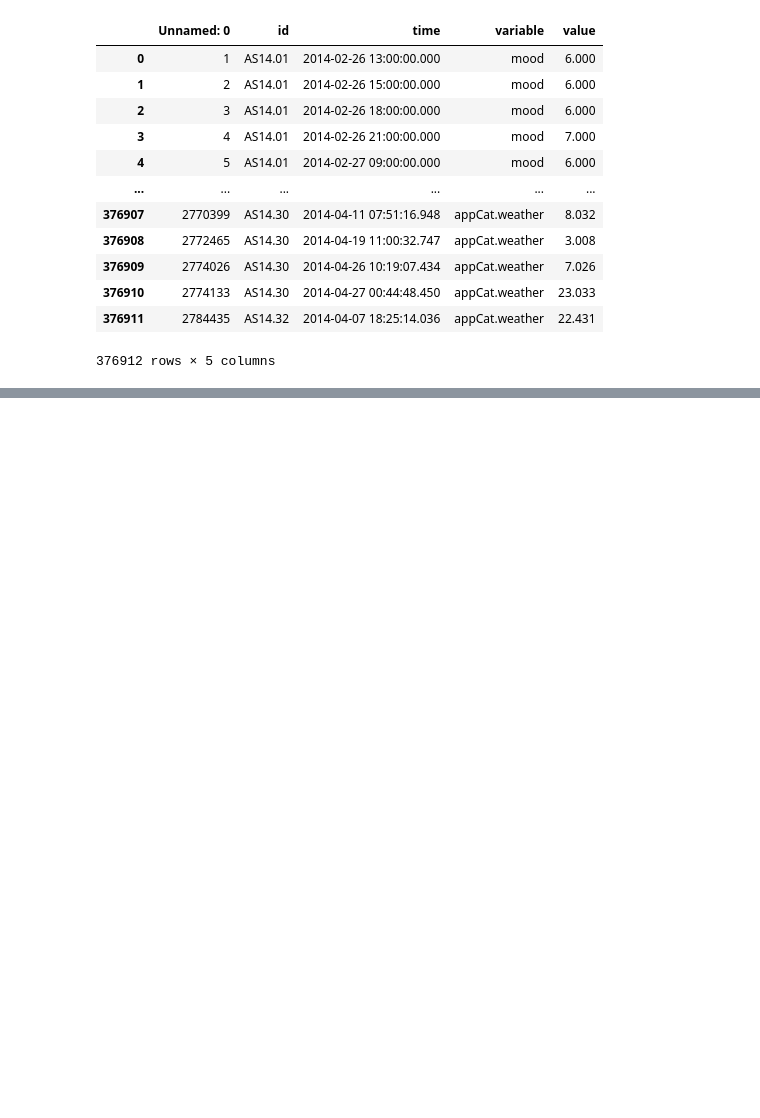
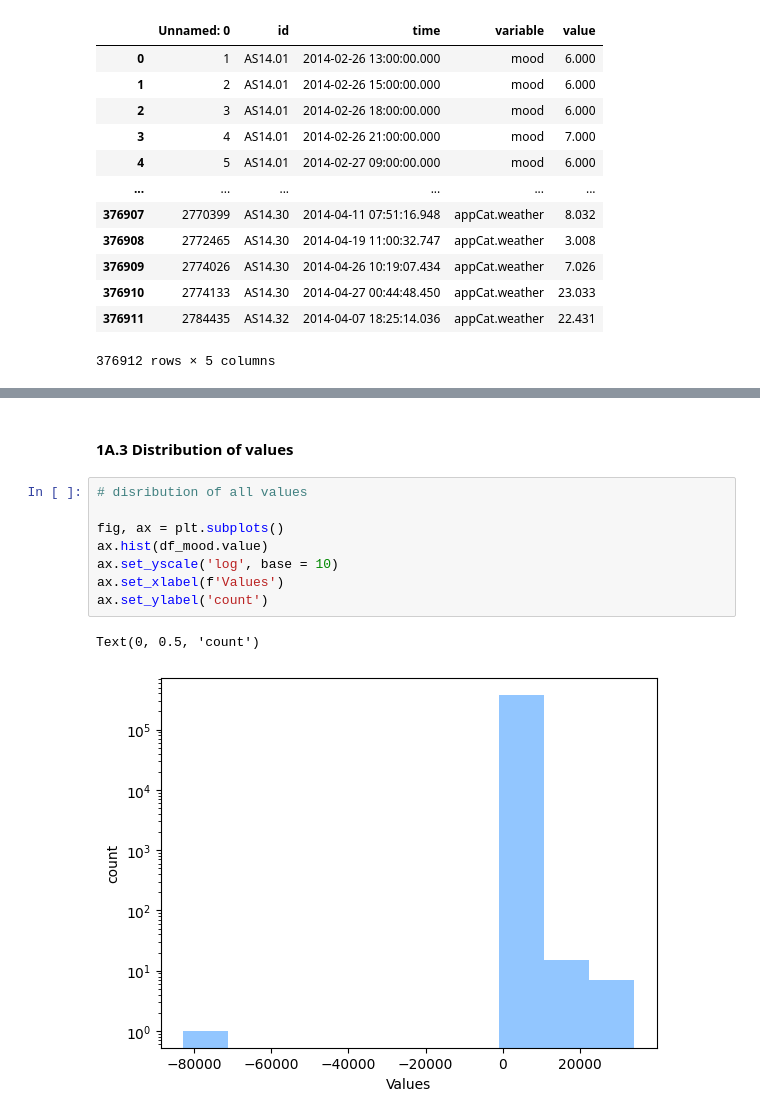
Before and after one commit to realysi/Data-Mining-Techniques-2026, a Jupyter notebook: Assignment1.ipynb, the cells around one changed output, grey strips where cells are left out. Saved outputs shown, nothing was run; the diff lists cells and outputs as text; blank space fills up the shorter version.

```diff
--- a/Assignment1.ipynb
+++ b/Assignment1.ipynb
@@ -41,0 +174,13 @@ Length: 27, dtype: str
+# %% [markdown]
+#### 1A.3 Distribution of values
+# %%
+# disribution of all values
+
+fig, ax = plt.subplots()
+ax.hist(df_mood.value)
+ax.set_yscale('log', base = 10)
+ax.set_xlabel(f'Values')
+ax.set_ylabel('count')
+# %% [output]
+Text(0, 0.5, 'count')
+[figure, added]
```
Also changed, not shown: parts of 14 cells of this notebook.
